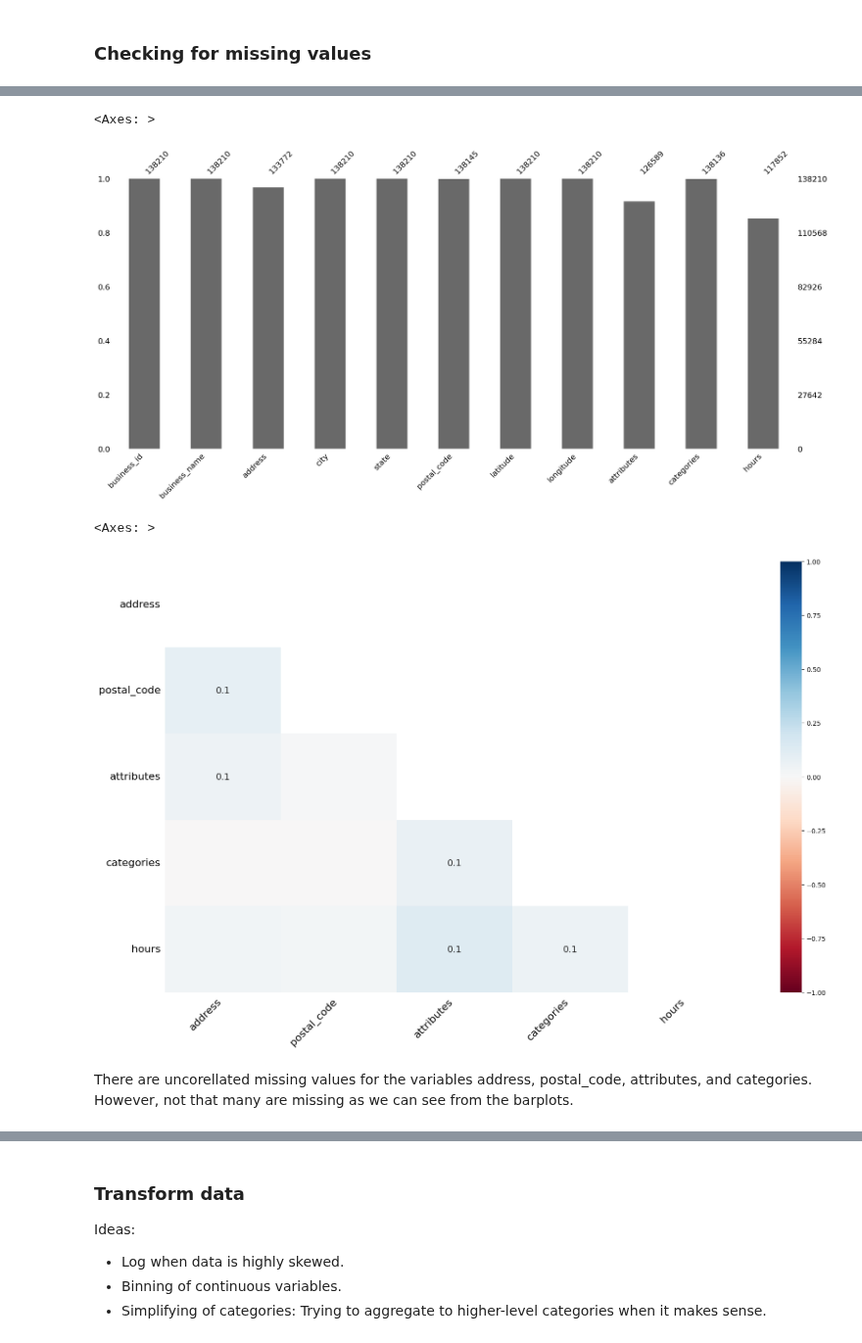
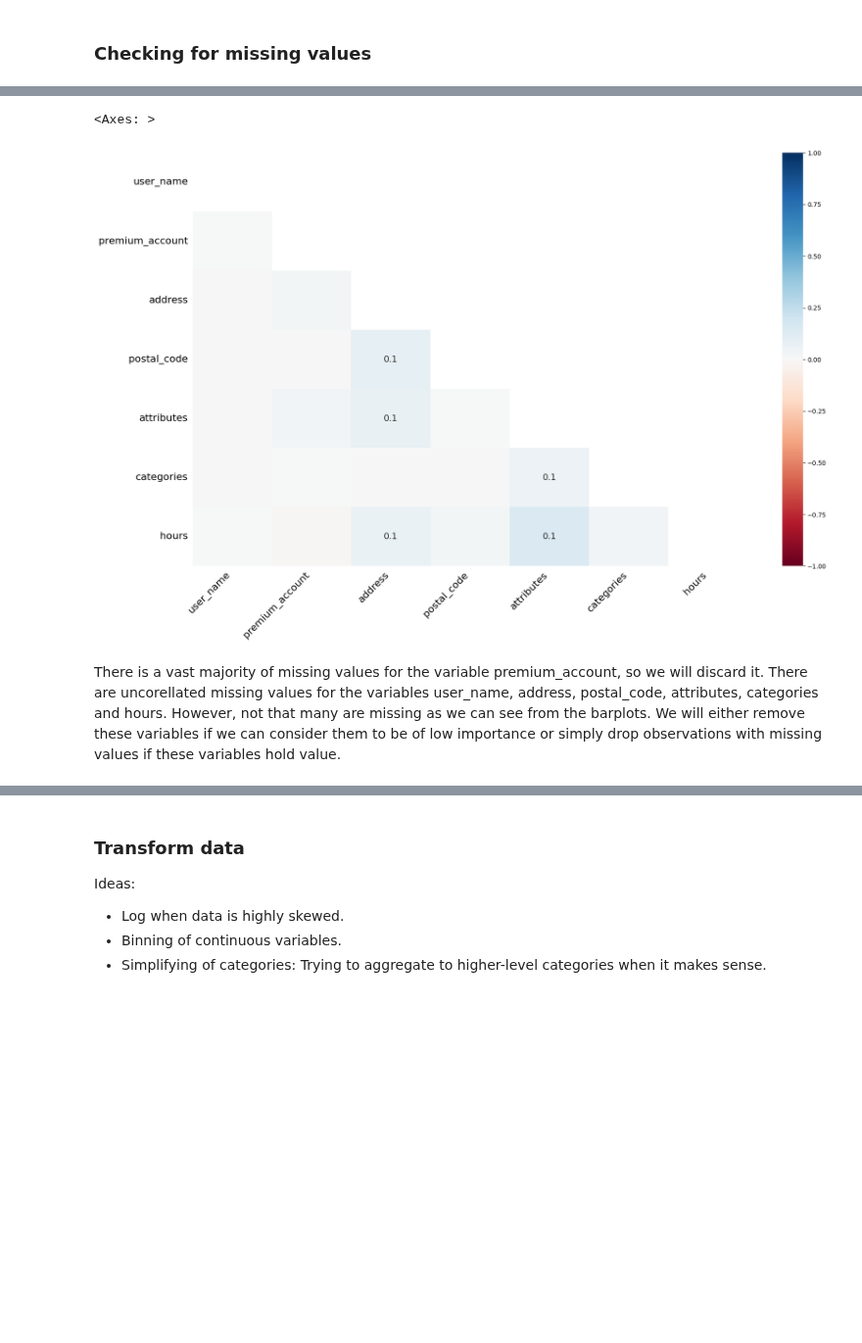
Before and after one commit to Kamiryu/nlp-customer-review-analysis, a Jupyter notebook: task_1.ipynb, the cells around one changed output, grey strips where cells are left out. Shown at 98% size. Drawn from its saved outputs; the diff is of its cells as text; code cells hidden in the pictures; blank space fills up the shorter version.

```diff
--- a/task_1.ipynb
+++ b/task_1.ipynb
@@ -179,14 +263,9 @@ There is a vast majority of missing values for the variable premium_account, so
+# %%
+msno.heatmap(merged_reviews)
+# %% [output]
+<Axes: >
+[figure, added]
+# %% [markdown]
+There is a vast majority of missing values for the variable premium_account, so we will discard it. There are uncorellated missing values for the variables user_name, address, postal_code, attributes, categories and hours. However, not that many are missing as we can see from the barplots. We will either remove these variables if we can consider them to be of low importance or simply drop observations with missing values if these variables hold value.
 # %%
 del df_users["premium_account"]
-# %%
-msno.bar(df_business)
-# %% [output]
-<Axes: >
-[figure, removed]
-# %%
-msno.heatmap(df_business)
-# %% [output]
-<Axes: >
-[figure, removed]
-# %% [markdown]
-There are uncorellated missing values for the variables address, postal_code, attributes, and categories. However, not that many are missing as we can see from the barplots.
```
Also changed, not shown: parts of 20 cells of this notebook.
